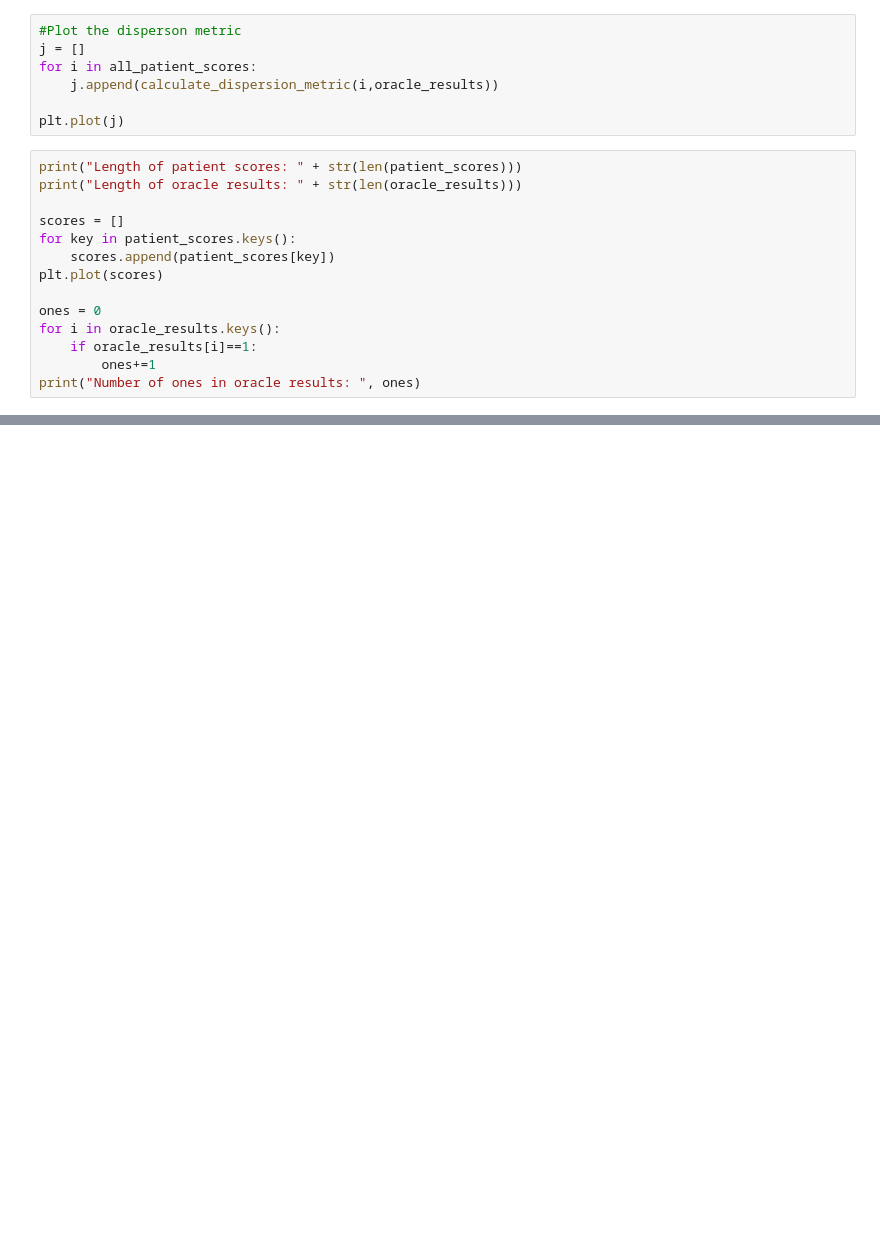
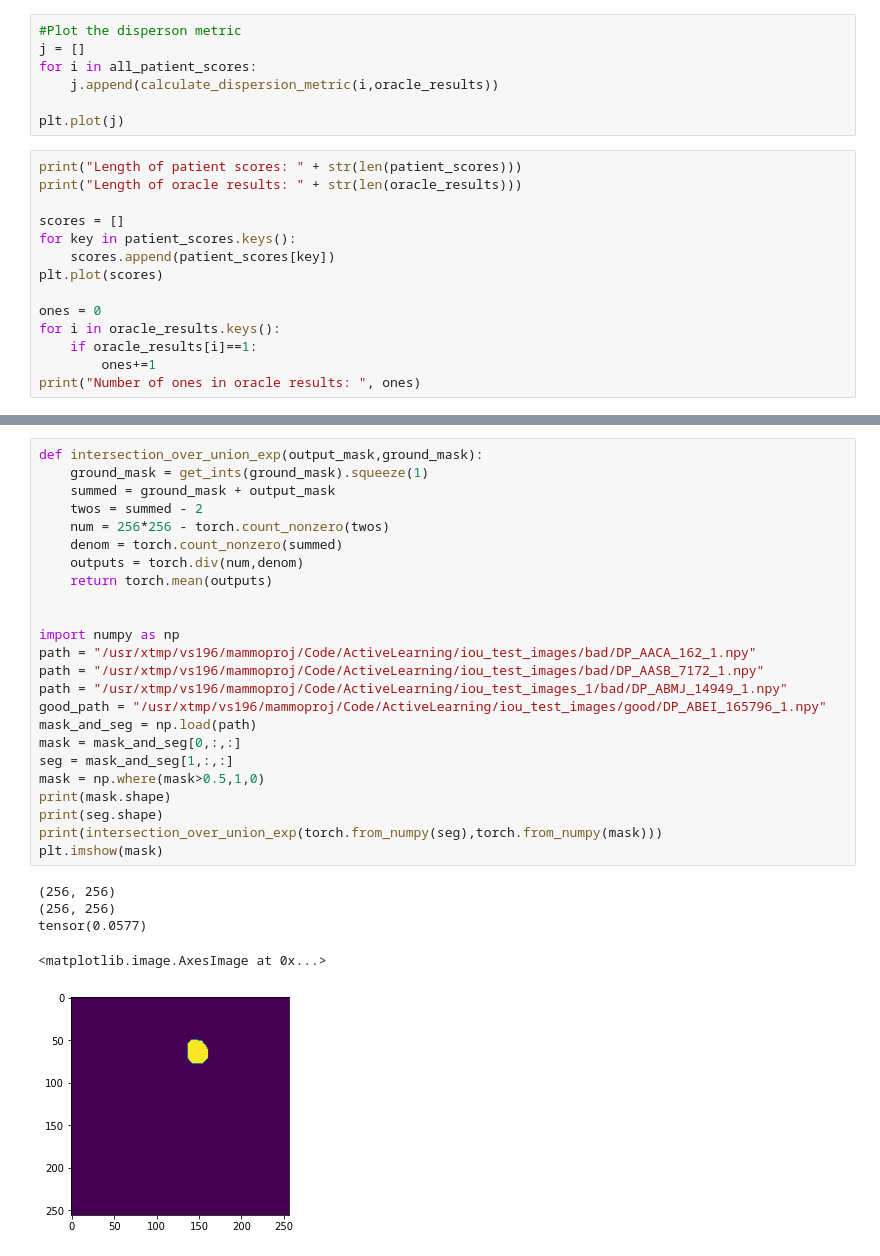
Before and after one commit to vaibhavs2854/ActiveLearningShapes, a Jupyter notebook: ActiveLearning.ipynb, the cells around one changed output, grey strips where cells are left out. Cells and saved outputs as stored; diff of their text form; blank space fills up the shorter version.

```diff
--- a/ActiveLearning.ipynb
+++ b/ActiveLearning.ipynb
@@ -125,0 +864,30 @@ print("Number of ones in oracle results: ", ones)
+# %%
+def intersection_over_union_exp(output_mask,ground_mask):
+    ground_mask = get_ints(ground_mask).squeeze(1)
+    summed = ground_mask + output_mask
+    twos = summed - 2
+    num = 256*256 - torch.count_nonzero(twos)
+    denom = torch.count_nonzero(summed)
+    outputs = torch.div(num,denom)
+    return torch.mean(outputs)
+
+
+import numpy as np
+path = "/usr/xtmp/vs196/mammoproj/Code/ActiveLearning/iou_test_images/bad/DP_AACA_162_1.npy"
+path = "/usr/xtmp/vs196/mammoproj/Code/ActiveLearning/iou_test_images/bad/DP_AASB_7172_1.npy"
+path = "/usr/xtmp/vs196/mammoproj/Code/ActiveLearning/iou_test_images_1/bad/DP_ABMJ_14949_1.npy"
+good_path = "/usr/xtmp/vs196/mammoproj/Code/ActiveLearning/iou_test_images/good/DP_ABEI_165796_1.npy"
+mask_and_seg = np.load(path)
+mask = mask_and_seg[0,:,:]
+seg = mask_and_seg[1,:,:]
+mask = np.where(mask>0.5,1,0)
+print(mask.shape)
+print(seg.shape)
+print(intersection_over_union_exp(torch.from_numpy(seg),torch.from_numpy(mask)))
+plt.imshow(mask)
+# %% [output]
+(256, 256)
+(256, 256)
+tensor(0.0577)
+<matplotlib.image.AxesImage at 0x...>
+[figure, added]
```
Also changed, not shown: parts of 36 cells of this notebook, 15 other files.
